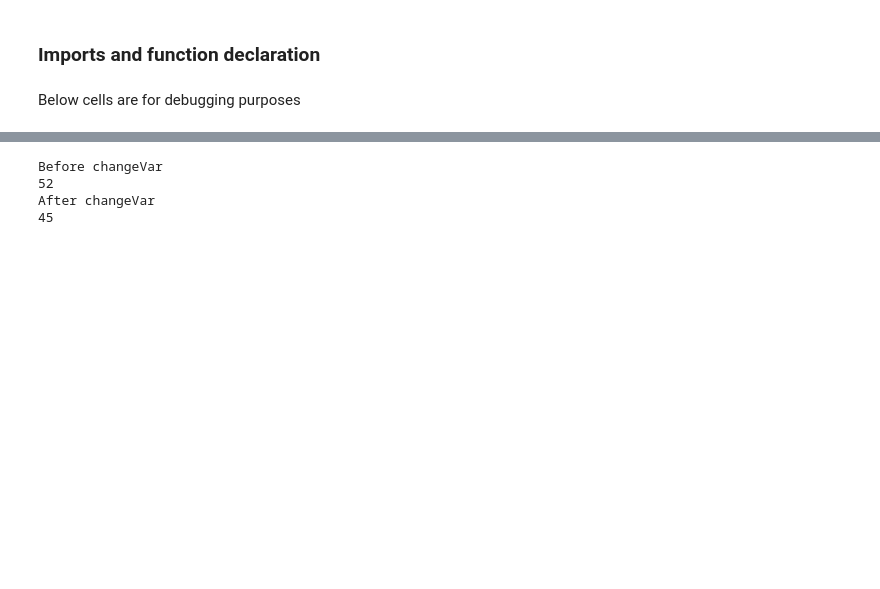
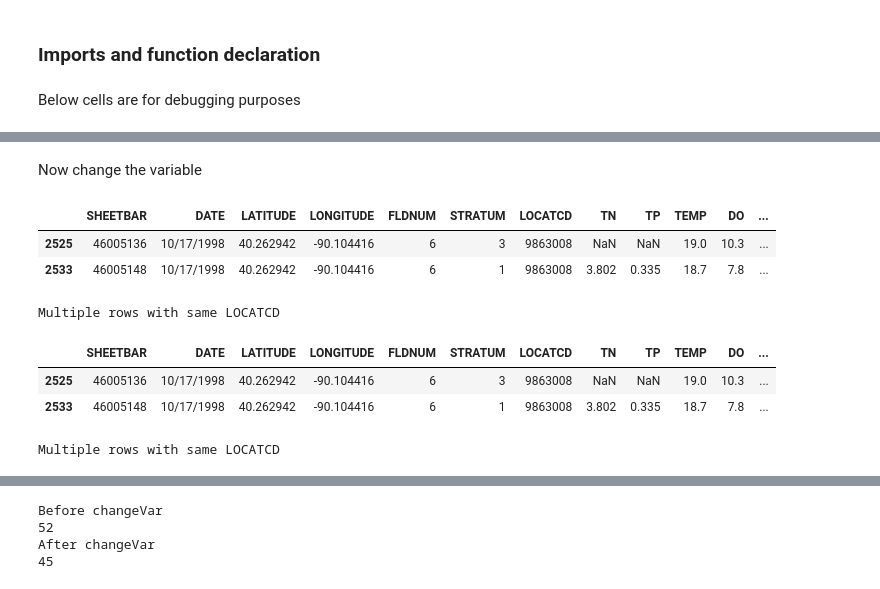
Before and after one commit to amberlee0516/UMR-TDA-2021, a Jupyter notebook: pools_specific_EDA/Open River/Open River Analysis.ipynb, the cells around one changed output, grey strips where cells are left out. Cells and saved outputs as stored; diff of their text form; code cells hidden in the pictures; blank space fills up the shorter version.

```diff
--- a/pools_specific_EDA/Open River/Open River Analysis.ipynb
+++ b/pools_specific_EDA/Open River/Open River Analysis.ipynb
@@ -297,0 +319,14 @@ closest.index[0].value
+# %% [markdown]
+Now change the variable
+# %%
+changeVar(DM,testset,"TN")
+Dict = makeDict(DM,2,False)
+# %% [output]
+|  | SHEETBAR | DATE | LATITUDE | LONGITUDE | FLDNUM | STRATUM | LOCATCD | TN | TP | TEMP | DO | ... |
+| 2525 | 46005136 | 10/17/1998 | 40.262942 | -90.104416 | 6 | 3 | 9863008 | NaN | NaN | 19.0 | 10.3 | ... |
+| 2533 | 46005148 | 10/17/1998 | 40.262942 | -90.104416 | 6 | 1 | 9863008 | 3.802 | 0.335 | 18.7 | 7.8 | ... |
+Multiple rows with same LOCATCD
+|  | SHEETBAR | DATE | LATITUDE | LONGITUDE | FLDNUM | STRATUM | LOCATCD | TN | TP | TEMP | DO | ... |
+| 2525 | 46005136 | 10/17/1998 | 40.262942 | -90.104416 | 6 | 3 | 9863008 | NaN | NaN | 19.0 | 10.3 | ... |
+| 2533 | 46005148 | 10/17/1998 | 40.262942 | -90.104416 | 6 | 1 | 9863008 | 3.802 | 0.335 | 18.7 | 7.8 | ... |
+Multiple rows with same LOCATCD
```
Also changed, not shown: parts of 12 cells of this notebook.
